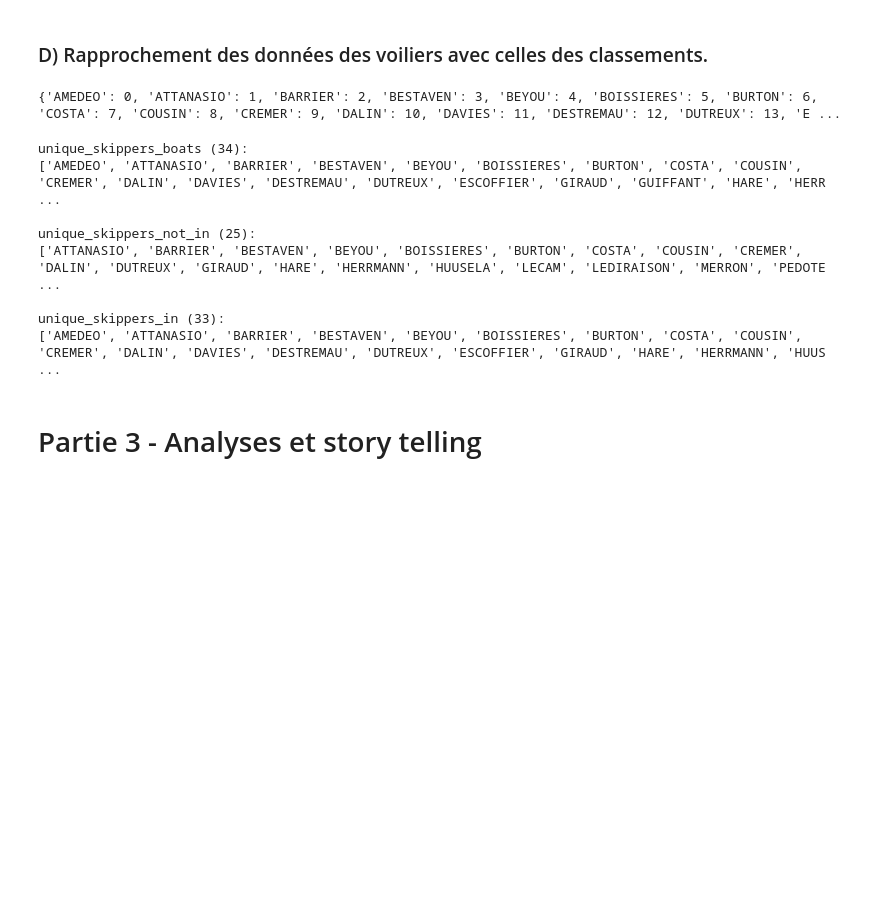
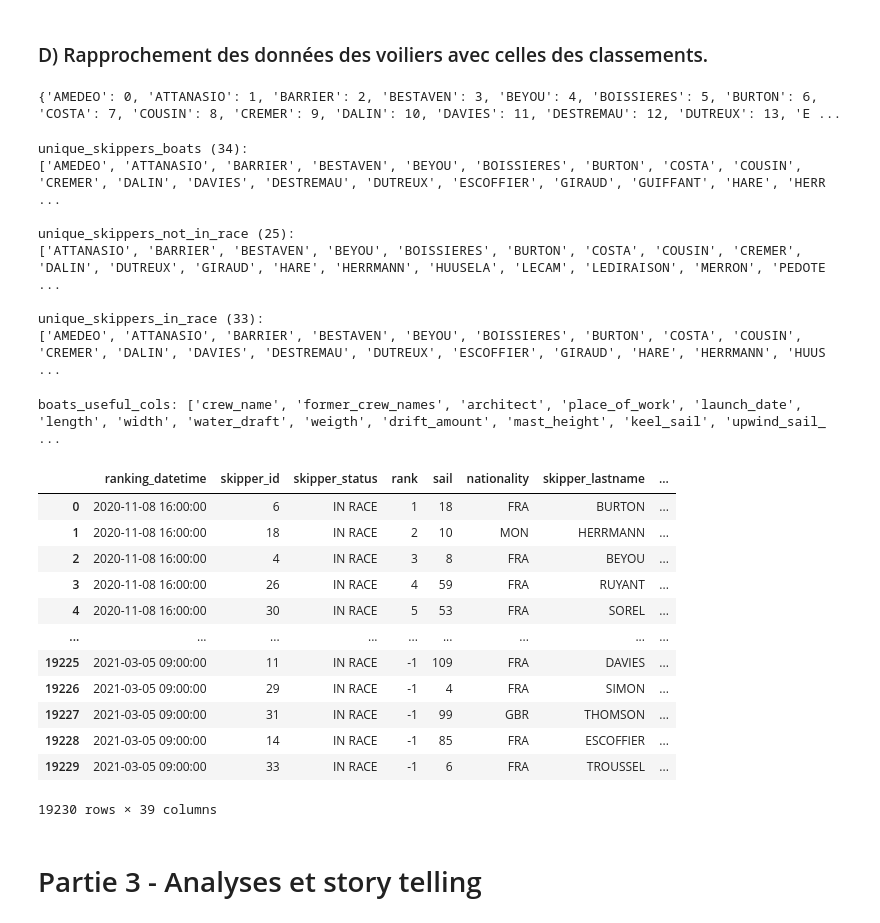
Before and after one commit to Kit-BIGDATA-Telecom-2022-2023/brejon-louis, a Jupyter notebook: projet_final/main.ipynb, the cells around one changed output. Saved outputs shown, nothing was run; the diff lists cells and outputs as text; code cells hidden in the pictures; blank space fills up the shorter version.

```diff
--- a/projet_final/main.ipynb
+++ b/projet_final/main.ipynb
@@ -422,6 +423,29 @@ def dms2dec(deg, mn, sec):
     """
     dec = deg + mn/60 + sec/3600
     return dec
+
+
+def process_coordinate(coordinate, pole_sign=dict(N=1, S=-1, E=1, W=-1), verbose=False):
+    """ Process latitude or longitude coordinate
+    Args:
+    Returns:
+    """
+    coord_split = coordinate.split('°')
+    deg = float(coord_split[0])
+
+    coord_split = coord_split[-1].split("'")
+    mn = float(coord_split[0])
+    pole = coord_split[-1]
+
+    if verbose:
+        print(f"deg: {deg}, mn: {mn}, pole: {pole}")
+
+    coord_dec = dms2dec(deg=deg, mn=mn, sec=0)
+    coord_dec = coord_dec*pole_sign[pole]
+    if verbose:
+        print('coord_dec', coord_dec)
+    return coord_dec
+
 
 
 def preprocess_skippers_ranking(df_skippers_not_in_race, df_skippers_in_race, verbose=False):
@@ -475,8 +499,8 @@ def preprocess_skippers_ranking(df_skippers_not_in_race, df_skippers_in_race, ve
     df_in['crew_name'] = df_in['skipper & crew'].apply(lambda x: x.split('\n')[1])
 
     df_in['hour_fr'] = df_in['hour_fr'].apply(lambda x: datetime.datetime.strptime(x.split(' FR')[0], '%H:%M').strftime('%H:%M:%S') if isinstance(x, str) else np.nan)
-    # df_in['latitude'] = df_in['latitude'].apply(lambda x: dms2dec(*x))
-    # df_in['latitude'] = df_in['latitude'].apply(lambda x: ([int(number) for number in re.findall(r'\d+', x)]) if isinstance(x, str) else np.nan)
+    df_in['latitude'] = df_in['latitude'].apply(lambda x: process_coordinate(x) if isinstance(x, str) else np.nan)
+    df_in['longitude'] = df_in['longitude'].apply(lambda x: process_coordinate(x) if isinstance(x, str) else np.nan)
 
     df_in['since30min_heading'] = df_in['since30min_heading'].apply(lambda x: float(x.replace('°', '')) if isinstance(x, str) else np.nan)
     df_in['sincelastreport_heading'] = df_in['sincelastreport_heading'].apply(lambda x: float(x.replace('°', '')) if isinstance(x, str) else np.nan)
@@ -795,18 +908,18 @@ unique_skippers_boats = list(sorted(skipper_lastname2skipper_id.keys()))
 print(f"unique_skippers_boats ({len(unique_skippers_boats)}):\n{unique_skippers_boats}\n")
 
 unique_skippers_not_in = list(sorted(df_skippers_not_in_race['skipper_lastname'].unique().tolist()))
-print(f"unique_skippers_not_in ({len(unique_skippers_not_in)}):\n{unique_skippers_not_in}\n")
+print(f"unique_skippers_not_in_race ({len(unique_skippers_not_in)}):\n{unique_skippers_not_in}\n")
 
 unique_skippers_in = list(sorted(df_skippers_in_race['skipper_lastname'].unique().tolist()))
-print(f"unique_skippers_in ({len(unique_skippers_in)}):\n{unique_skippers_in}")
+print(f"unique_skippers_in_race ({len(unique_skippers_in)}):\n{unique_skippers_in}")
 # %% [output]
 unique_skippers_boats (34):
 ['AMEDEO', 'ATTANASIO', 'BARRIER', 'BESTAVEN', 'BEYOU', 'BOISSIERES', 'BURTON', 'COSTA', 'COUSIN', 'CREMER', 'DALIN', 'DAVIES', 'DESTREMAU', 'DUTREUX', 'ESCOFFIER', 'GIRAUD', 'GUIFFANT', 'HARE', 'HERR ...
 
-unique_skippers_not_in (25):
+unique_skippers_not_in_race (25):
 ['ATTANASIO', 'BARRIER', 'BESTAVEN', 'BEYOU', 'BOISSIERES', 'BURTON', 'COSTA', 'COUSIN', 'CREMER', 'DALIN', 'DUTREUX', 'GIRAUD', 'HARE', 'HERRMANN', 'HUUSELA', 'LECAM', 'LEDIRAISON', 'MERRON', 'PEDOTE ...
 
-unique_skippers_in (33):
+unique_skippers_in_race (33):
 ['AMEDEO', 'ATTANASIO', 'BARRIER', 'BESTAVEN', 'BEYOU', 'BOISSIERES', 'BURTON', 'COSTA', 'COUSIN', 'CREMER', 'DALIN', 'DAVIES', 'DESTREMAU', 'DUTREUX', 'ESCOFFIER', 'GIRAUD', 'HARE', 'HERRMANN', 'HUUS ...
 # %%
 # Add skipper id
@@ -817,6 +930,30 @@ if 'skipper_id' not in df_skippers_not_in_race.columns:
 if 'skipper_id' not in df_skippers_in_race.columns:
     df_skippers_in_race['skipper_id'] = df_skippers_in_race['skipper_lastname'].apply(lambda x: skipper_lastname2skipper_id[x])
     df_skippers_in_race = df_skippers_in_race.reindex(columns=(['ranking_datetime', 'skipper_id',] + list([col for col in df_skippers_in_race.columns if col not in ['ranking_datetime', 'skipper_id']])))
+# %%
+boats_useful_cols = list(df_boats_characteristics.columns)[5:]
+print(f"boats_useful_cols: {boats_useful_cols}")
+
+df_skippers_with_boats = df_skippers_in_race.copy()
+for col in boats_useful_cols:
+    df_skippers_with_boats[col] = df_skippers_with_boats['skipper_id'].apply(lambda x: df_boats_characteristics[df_boats_characteristics['skipper_id']==x][col].values[0])
+
+df_skippers_with_boats
+# %% [output]
+boats_useful_cols: ['crew_name', 'former_crew_names', 'architect', 'place_of_work', 'launch_date', 'length', 'width', 'water_draft', 'weigth', 'drift_amount', 'mast_height', 'keel_sail', 'upwind_sail_ ...
+|  | ranking_datetime | skipper_id | skipper_status | rank | sail | nationality | skipper_lastname | ... |
+| 0 | 2020-11-08 16:00:00 | 6 | IN RACE | 1 | 18 | FRA | BURTON | ... |
+| 1 | 2020-11-08 16:00:00 | 18 | IN RACE | 2 | 10 | MON | HERRMANN | ... |
+| 2 | 2020-11-08 16:00:00 | 4 | IN RACE | 3 | 8 | FRA | BEYOU | ... |
+| 3 | 2020-11-08 16:00:00 | 26 | IN RACE | 4 | 59 | FRA | RUYANT | ... |
+| 4 | 2020-11-08 16:00:00 | 30 | IN RACE | 5 | 53 | FRA | SOREL | ... |
+| ... | ... | ... | ... | ... | ... | ... | ... | ... |
+| 19225 | 2021-03-05 09:00:00 | 11 | IN RACE | -1 | 109 | FRA | DAVIES | ... |
+| 19226 | 2021-03-05 09:00:00 | 29 | IN RACE | -1 | 4 | FRA | SIMON | ... |
+| 19227 | 2021-03-05 09:00:00 | 31 | IN RACE | -1 | 99 | GBR | THOMSON | ... |
+| 19228 | 2021-03-05 09:00:00 | 14 | IN RACE | -1 | 85 | FRA | ESCOFFIER | ... |
+| 19229 | 2021-03-05 09:00:00 | 33 | IN RACE | -1 | 6 | FRA | TROUSSEL | ... |
+19230 rows × 39 columns
 # %% [markdown]
 # Partie 3 - Analyses et story telling
 # %% [markdown]
```
Also changed, not shown: parts of 41 cells of this notebook, 1 other file.
